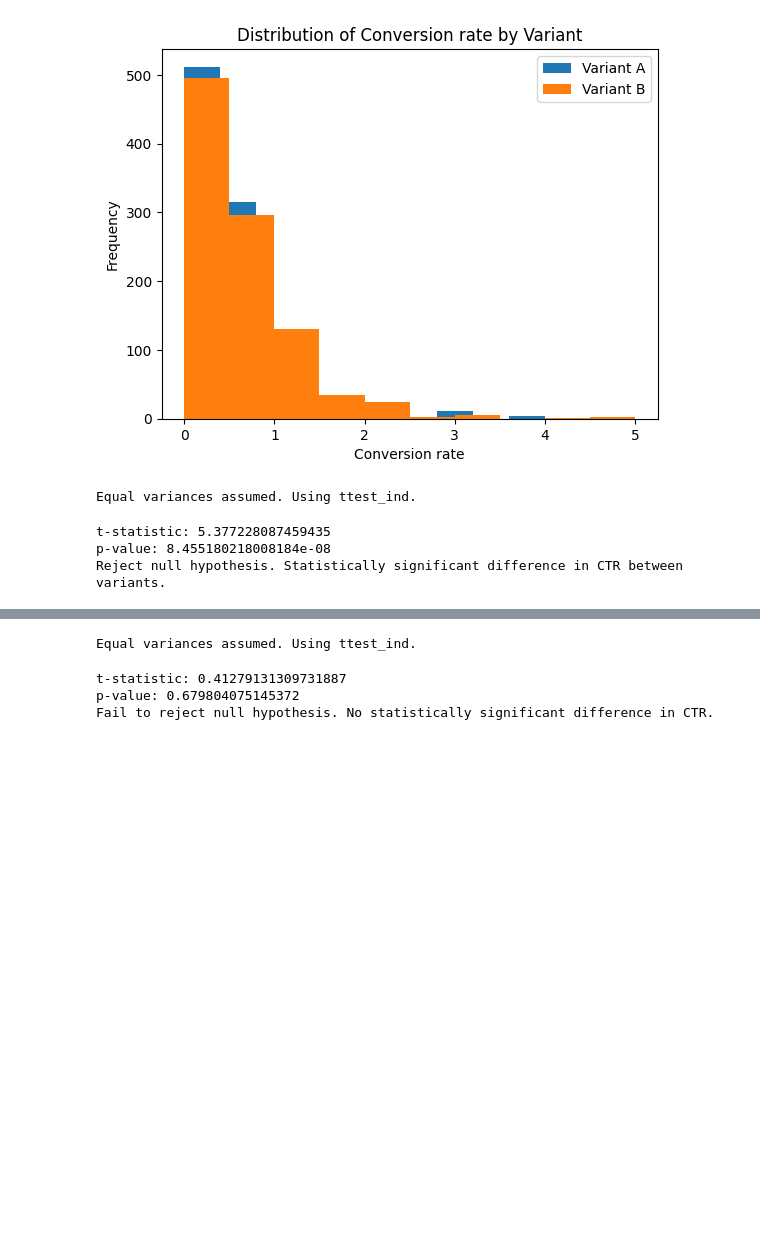
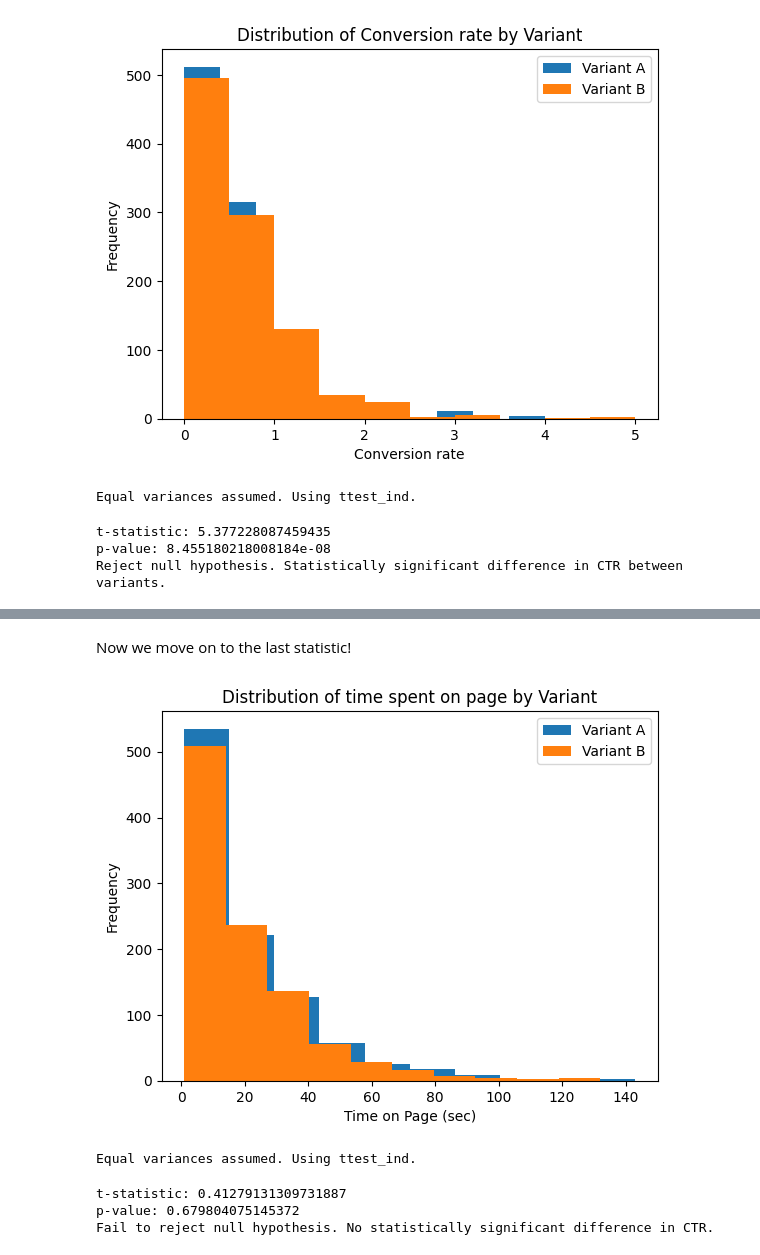
Before and after one commit to Kalpayam/Assessment, a Jupyter notebook: stats_assessment.ipynb, the cells around one changed output, grey strips where cells are left out. Cells and saved outputs as stored; diff of their text form; code cells hidden in the pictures; blank space fills up the shorter version.

```diff
--- a/stats_assessment.ipynb
+++ b/stats_assessment.ipynb
@@ -108,3 +174,15 @@ Reject null hypothesis. Statistically significant difference in CTR between vari
+# %% [markdown]
+Now we move on to the last statistic!
+# %%
+plt.hist(variant_a["Time on Page (sec)"], label="Variant A")
+plt.hist(variant_b["Time on Page (sec)"], label="Variant B")
+plt.legend()
+plt.xlabel("Time on Page (sec)")
+plt.ylabel("Frequency")
+plt.title("Distribution of time spent on page by Variant")
+plt.show()
+# %% [output]
+[figure, added]
 # %%
 levene_statistic, p_value_levene = stats.levene(variant_a["Time on Page (sec)"], variant_b["Time on Page (sec)"])
 
```
Also changed, not shown: parts of 6 cells of this notebook.
